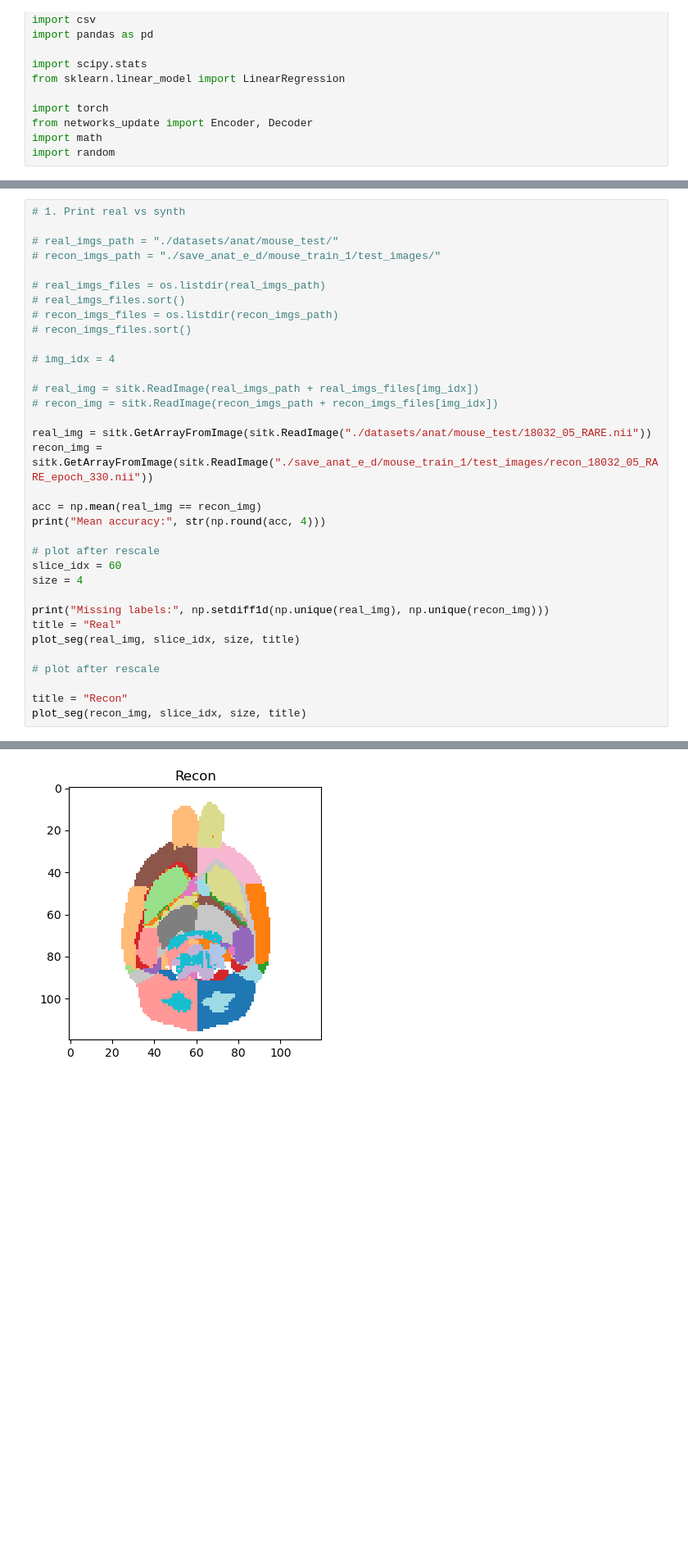
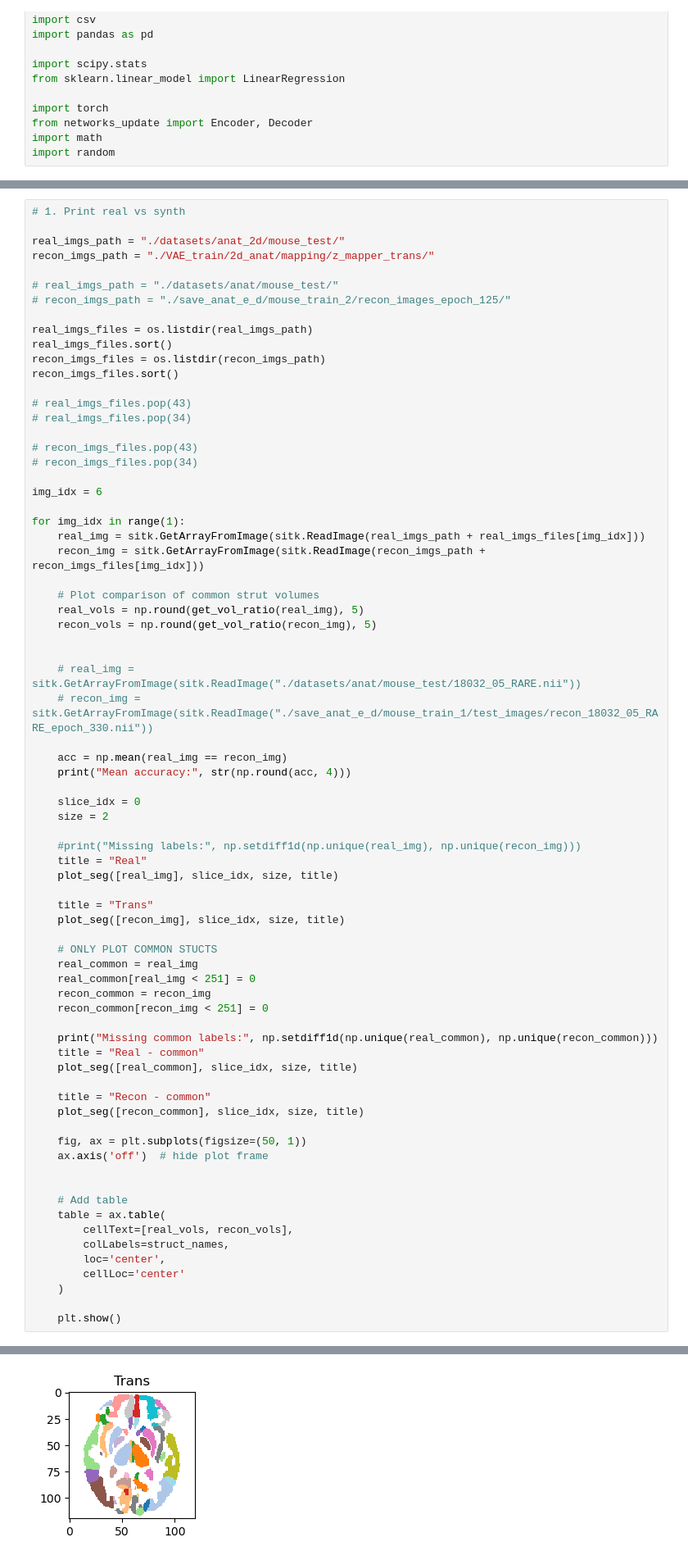
Before and after one commit to jessicabohm/UNIT, a Jupyter notebook: evaluate_anat_synth.ipynb, the cells around one changed output, grey strips where cells are left out. Shown at 82% size. Drawn from its saved outputs; the diff is of its cells as text; blank space fills up the shorter version.

Commit message:
first working anat trans on 2d

```diff
--- a/evaluate_anat_synth.ipynb
+++ b/evaluate_anat_synth.ipynb
@@ -64,35 +168,74 @@ plt.show()
 # %%
 # 1. Print real vs synth
 
+real_imgs_path = "./datasets/anat_2d/mouse_test/"
+recon_imgs_path = "./VAE_train/2d_anat/mapping/z_mapper_trans/"
+
 # real_imgs_path = "./datasets/anat/mouse_test/"
-# recon_imgs_path = "./save_anat_e_d/mouse_train_1/test_images/"
+# recon_imgs_path = "./save_anat_e_d/mouse_train_2/recon_images_epoch_125/"
 
-# real_imgs_files = os.listdir(real_imgs_path)
-# real_imgs_files.sort()
-# recon_imgs_files = os.listdir(recon_imgs_path)
-# recon_imgs_files.sort()
+real_imgs_files = os.listdir(real_imgs_path)
+real_imgs_files.sort()
+recon_imgs_files = os.listdir(recon_imgs_path)
+recon_imgs_files.sort()
 
-# img_idx = 4
+# real_imgs_files.pop(43)
+# real_imgs_files.pop(34)
 
-# real_img = sitk.ReadImage(real_imgs_path + real_imgs_files[img_idx])
-# recon_img = sitk.ReadImage(recon_imgs_path + recon_imgs_files[img_idx])
+# recon_imgs_files.pop(43)
+# recon_imgs_files.pop(34)
 
-real_img = sitk.GetArrayFromImage(sitk.ReadImage("./datasets/anat/mouse_test/18032_05_RARE.nii"))
-recon_img = sitk.GetArrayFromImage(sitk.ReadImage("./save_anat_e_d/mouse_train_1/test_images/recon_18032_05_RARE_epoch_330.nii"))
+img_idx = 6
 
-acc = np.mean(real_img == recon_img)
-print("Mean accuracy:", str(np.round(acc, 4)))
+for img_idx in range(1):
+    real_img = sitk.GetArrayFromImage(sitk.ReadImage(real_imgs_path + real_imgs_files[img_idx]))
+    recon_img = sitk.GetArrayFromImage(sitk.ReadImage(recon_imgs_path + recon_imgs_files[img_idx]))
 
-# plot after rescale
-slice_idx = 60
-size = 4
+    # Plot comparison of common strut volumes
+    real_vols = np.round(get_vol_ratio(real_img), 5)
+    recon_vols = np.round(get_vol_ratio(recon_img), 5)
 
-print("Missing labels:", np.setdiff1d(np.unique(real_img), np.unique(recon_img)))
-title = "Real"
-plot_seg(real_img, slice_idx, size, title)
 
-# plot after rescale
+    # real_img = sitk.GetArrayFromImage(sitk.ReadImage("./datasets/anat/mouse_test/18032_05_RARE.nii"))
+    # recon_img = sitk.GetArrayFromImage(sitk.ReadImage("./save_anat_e_d/mouse_train_1/test_images/recon_18032_05_RARE_epoch_330.nii"))
 
-title = "Recon"
-plot_seg(recon_img, slice_idx, size, title)
+    acc = np.mean(real_img == recon_img)
+    print("Mean accuracy:", str(np.round(acc, 4)))
+
+    slice_idx = 0
+    size = 2
+
+    #print("Missing labels:", np.setdiff1d(np.unique(real_img), np.unique(recon_img)))
+    title = "Real"
+    plot_seg([real_img], slice_idx, size, title)
+
+    title = "Trans"
+    plot_seg([recon_img], slice_idx, size, title)
+
+    # ONLY PLOT COMMON STUCTS
+    real_common = real_img
+    real_common[real_img < 251] = 0
+    recon_common = recon_img
+    recon_common[recon_img < 251] = 0
+
+    print("Missing common labels:", np.setdiff1d(np.unique(real_common), np.unique(recon_common)))
+    title = "Real - common"
+    plot_seg([real_common], slice_idx, size, title)
+
+    title = "Recon - common"
+    plot_seg([recon_common], slice_idx, size, title)
+
+    fig, ax = plt.subplots(figsize=(50, 1))
+    ax.axis('off')  # hide plot frame
+
+
+    # Add table
+    table = ax.table(
+        cellText=[real_vols, recon_vols],
+        colLabels=struct_names,
+        loc='center',
+        cellLoc='center'
+    )
+
+    plt.show()
 # %% [output]
@@ -102 +244 @@ Mean accuracy: 0.9824
-[figure, old version]
+[figure, new version]
```
Also changed, not shown: parts of 11 cells of this notebook, 33 other files.
